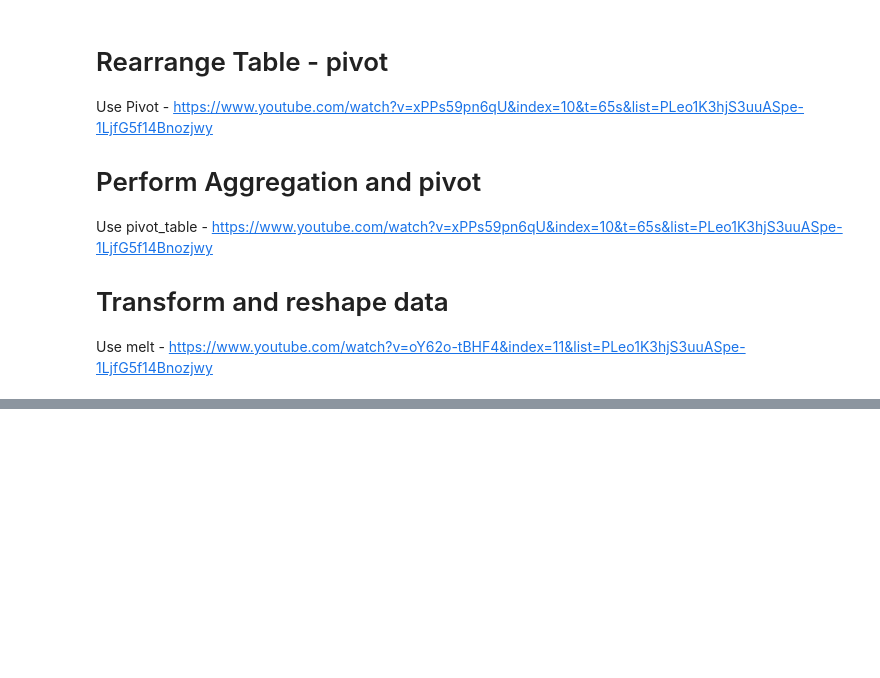
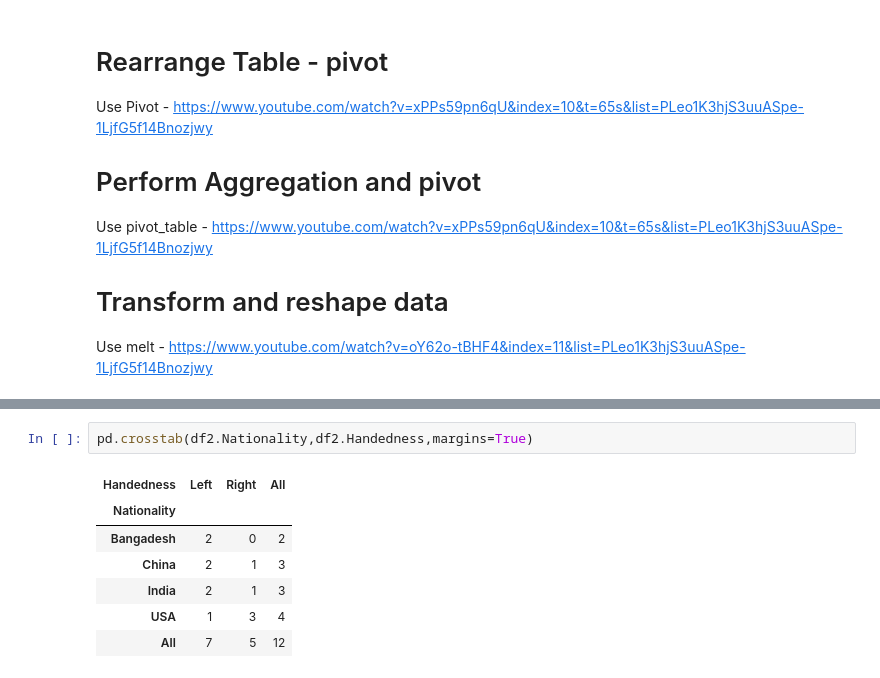
Before and after one commit to Adityajn/Machine-Learning-Algos, a Jupyter notebook: pandas.ipynb, the cells around one changed output, grey strips where cells are left out. Cells and saved outputs as stored; diff of their text form; blank space fills up the shorter version.

```diff
--- a/pandas.ipynb
+++ b/pandas.ipynb
@@ -402,0 +420,10 @@ Use melt - https://www.youtube.com/watch?v=oY62o-tBHF4&index=11&list=PLeo1K3hjS3
+# %%
+pd.crosstab(df2.Nationality,df2.Handedness,margins=True)
+# %% [output]
+| Handedness | Left | Right | All |
+| Nationality |  |  |  |
+| Bangadesh | 2 | 0 | 2 |
+| China | 2 | 1 | 3 |
+| India | 2 | 1 | 3 |
+| USA | 1 | 3 | 4 |
+| All | 7 | 5 | 12 |
```
Also changed, not shown: parts of 6 cells of this notebook, 1 other file.
